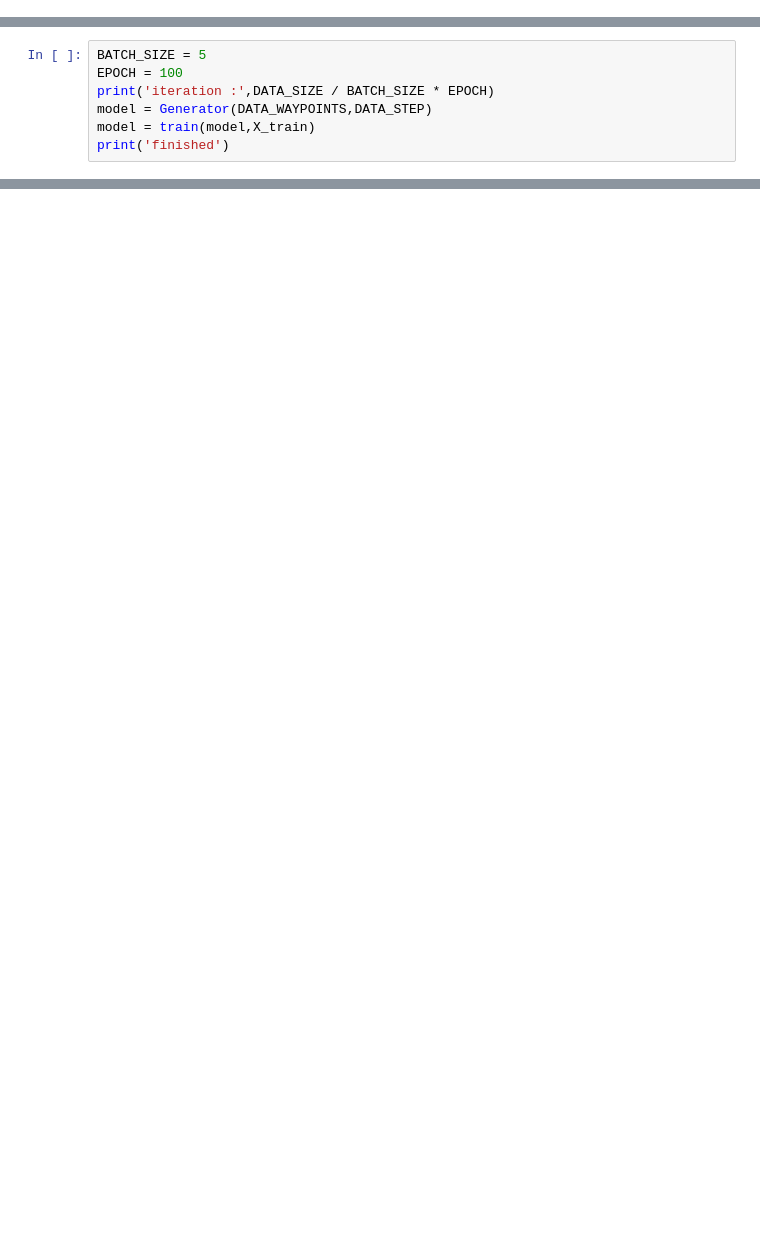
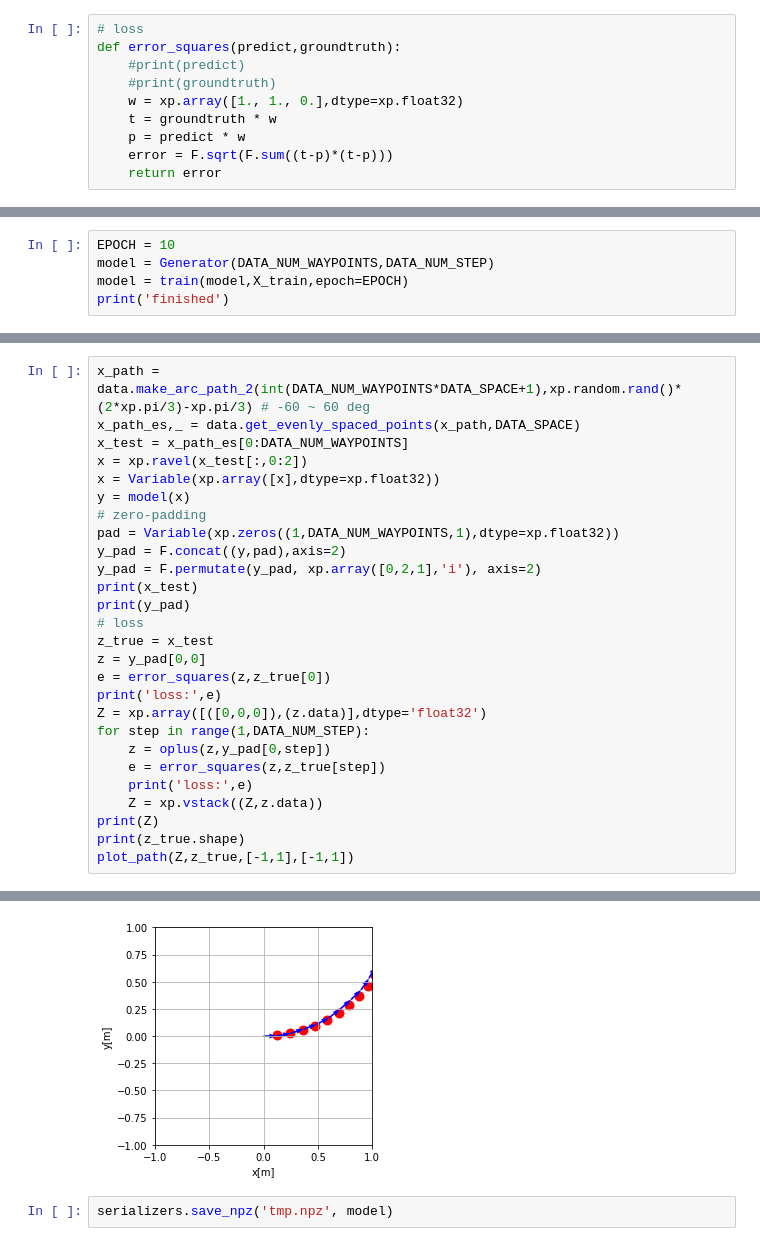
Before and after one commit to yotaseki/ROS-Cart, a Jupyter notebook: script/Train.ipynb, the cells around one changed output, grey strips where cells are left out. Saved outputs shown, nothing was run; the diff lists cells and outputs as text; blank space fills up the shorter version.

```diff
--- a/script/Train.ipynb
+++ b/script/Train.ipynb
@@ -241,2 +142,12 @@ def loss_function(Y,Y_true):
+# %%
+# loss
+def error_squares(predict,groundtruth):
+    #print(predict)
+    #print(groundtruth)
+    w = xp.array([1., 1., 0.],dtype=xp.float32)
+    t = groundtruth * w
+    p = predict * w
+    error = F.sqrt(F.sum((t-p)*(t-p)))
+    return error
 # %%
 # training
@@ -265,9 +190,7 @@ def train(model,X,epoch=10,batch_size=5):
     return model
 # %%
-BATCH_SIZE = 5
-EPOCH = 100
-print('iteration :',DATA_SIZE / BATCH_SIZE * EPOCH)
-model = Generator(DATA_WAYPOINTS,DATA_STEP)
-model = train(model,X_train)
+EPOCH = 10
+model = Generator(DATA_NUM_WAYPOINTS,DATA_NUM_STEP)
+model = train(model,X_train,epoch=EPOCH)
 print('finished')
 # %% [output]
@@ -327,0 +208,28 @@ TypeError: 'NoneType' object is not callable
+# %%
+x_path = data.make_arc_path_2(int(DATA_NUM_WAYPOINTS*DATA_SPACE+1),xp.random.rand()*(2*xp.pi/3)-xp.pi/3) # -60 ~ 60 deg
+x_path_es,_ = data.get_evenly_spaced_points(x_path,DATA_SPACE)
+x_test = x_path_es[0:DATA_NUM_WAYPOINTS]
+x = xp.ravel(x_test[:,0:2])
+x = Variable(xp.array([x],dtype=xp.float32))
+y = model(x)
+# zero-padding
+pad = Variable(xp.zeros((1,DATA_NUM_WAYPOINTS,1),dtype=xp.float32))
+y_pad = F.concat((y,pad),axis=2)
+y_pad = F.permutate(y_pad, xp.array([0,2,1],'i'), axis=2)
+print(x_test)
+print(y_pad)
+# loss
+z_true = x_test
+z = y_pad[0,0]
+e = error_squares(z,z_true[0])
+print('loss:',e)
+Z = xp.array([([0,0,0]),(z.data)],dtype='float32')
+for step in range(1,DATA_NUM_STEP):
+    z = oplus(z,y_pad[0,step])
+    e = error_squares(z,z_true[step])
+    print('loss:',e)
+    Z = xp.vstack((Z,z.data))
+print(Z)
+print(z_true.shape)
+plot_path(Z,z_true,[-1,1],[-1,1])
+# %% [output]
@@ -327,0 +253,3 @@ TypeError: 'NoneType' object is not callable
+[figure, added]
+# %%
+serializers.save_npz('tmp.npz', model)
```
Also changed, not shown: parts of 11 cells of this notebook, 1 other file.
